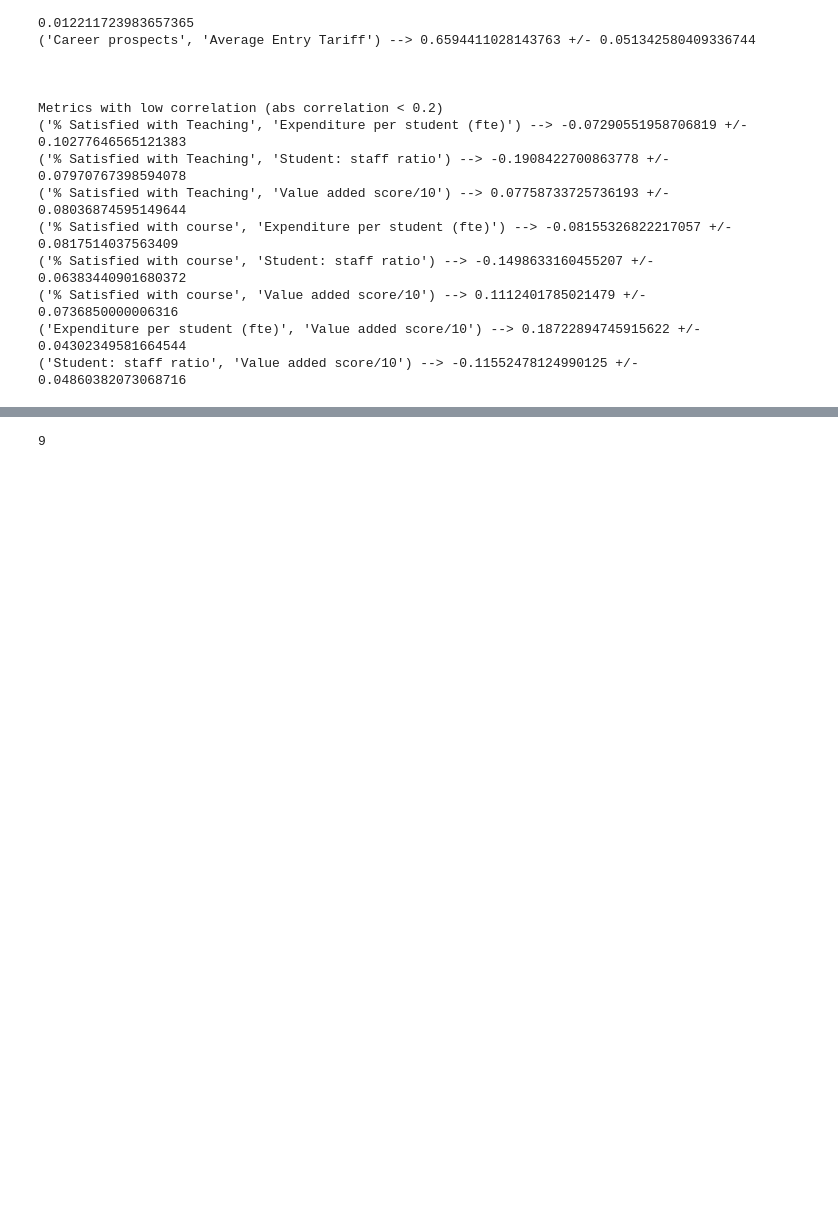
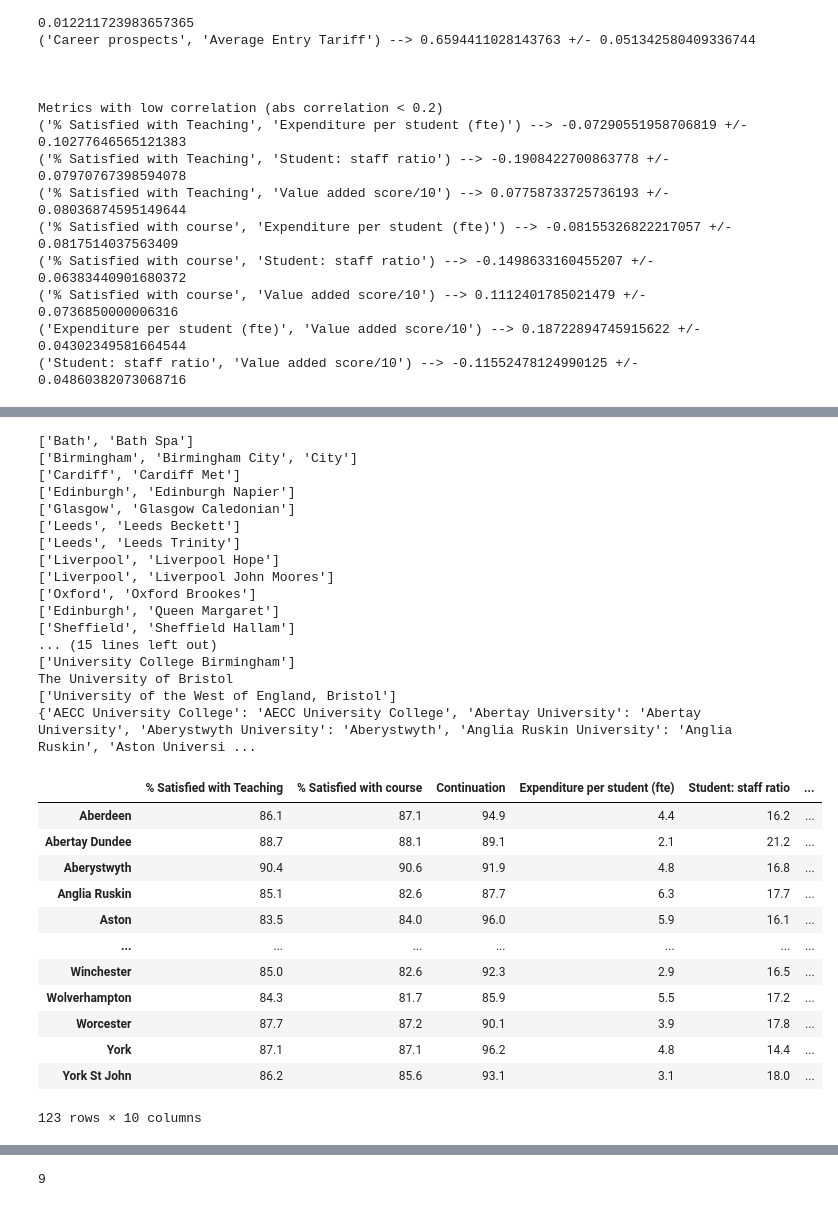
Before and after one commit to ethanhinton/University-League-Tables, a Jupyter notebook: correlation.ipynb, the cells around one changed output, grey strips where cells are left out. Cells and saved outputs as stored; diff of their text form; code cells hidden in the pictures; blank space fills up the shorter version.

```diff
--- a/correlation.ipynb
+++ b/correlation.ipynb
@@ -186,2 +171,57 @@ combined.head()
+# %%
+# Expenditure Academic Services
+
+student_path = '/Users/ethan/OneDrive - University of Surrey/Coursework/Final Year/FYP/Data/HESA/hesa-student-2021.csv'
+student = pd.read_csv(student_path, index_col='HE provider')
+AS17_path = '/Users/ethan/OneDrive - University of Surrey/Coursework/Final Year/FYP/Data/HESA/HESA Academic Services 17.csv'
+AS17 = pd.read_csv(AS17_path, index_col='HE Provider')
+AS18_path = '/Users/ethan/OneDrive - University of Surrey/Coursework/Final Year/FYP/Data/HESA/HESA Academic Services 18.csv'
+AS18 = pd.read_csv(AS18_path, index_col='HE Provider')
+AS17 = AS17.replace(',', '', regex=True).dropna(axis=1).astype(int)
+AS18 = AS18.replace(',', '', regex=True).dropna(axis=1).astype(int)
+AS_total = pd.concat((AS17, AS18))
+AS_total = AS_total.groupby(AS_total.index).mean()
+AS_total.sort_values(by='HE Provider', inplace=True)
+AS_total['Students'] = student['Total'].replace(',','',regex=True).astype(int)
+AS_total.dropna(axis=0, how='any', subset=['Students'], inplace=True)
+AS_total = AS_total.loc[AS_total['Students'] > 500]
+AS_exp_per_student = (AS_total['Total expenditure'] / AS_total['Students']) * 1000
+AS_exp_per_student = AS_exp_per_student.loc[AS_exp_per_student!=0]
+hesa_to_guardian = copy_index(combined, AS_exp_per_student)
+print(hesa_to_guardian)
+AS_exp_per_student = pd.DataFrame(AS_exp_per_student).rename(index=hesa_to_guardian)
+combined["HESA Expenditure/Student"] = AS_exp_per_student[0]
+combined
+# %% [output]
+['Bath', 'Bath Spa']
+['Birmingham', 'Birmingham City', 'City']
+['Cardiff', 'Cardiff Met']
+['Edinburgh', 'Edinburgh Napier']
+['Glasgow', 'Glasgow Caledonian']
+['Leeds', 'Leeds Beckett']
+['Leeds', 'Leeds Trinity']
+['Liverpool', 'Liverpool Hope']
+['Liverpool', 'Liverpool John Moores']
+['Oxford', 'Oxford Brookes']
+['Edinburgh', 'Queen Margaret']
+['Sheffield', 'Sheffield Hallam']
+... (15 lines left out)
+['University College Birmingham']
+The University of Bristol
+['University of the West of England, Bristol']
+{'AECC University College': 'AECC University College', 'Abertay University': 'Abertay University', 'Aberystwyth University': 'Aberystwyth', 'Anglia Ruskin University': 'Anglia Ruskin', 'Aston Universi ...
+|  | % Satisfied with Teaching | % Satisfied with course | Continuation | Expenditure per student (fte) | Student: staff ratio | ... |
+| Aberdeen | 86.1 | 87.1 | 94.9 | 4.4 | 16.2 | ... |
+| Abertay Dundee | 88.7 | 88.1 | 89.1 | 2.1 | 21.2 | ... |
+| Aberystwyth | 90.4 | 90.6 | 91.9 | 4.8 | 16.8 | ... |
+| Anglia Ruskin | 85.1 | 82.6 | 87.7 | 6.3 | 17.7 | ... |
+| Aston | 83.5 | 84.0 | 96.0 | 5.9 | 16.1 | ... |
+| ... | ... | ... | ... | ... | ... | ... |
+| Winchester | 85.0 | 82.6 | 92.3 | 2.9 | 16.5 | ... |
+| Wolverhampton | 84.3 | 81.7 | 85.9 | 5.5 | 17.2 | ... |
+| Worcester | 87.7 | 87.2 | 90.1 | 3.9 | 17.8 | ... |
+| York | 87.1 | 87.1 | 96.2 | 4.8 | 14.4 | ... |
+| York St John | 86.2 | 85.6 | 93.1 | 3.1 | 18.0 | ... |
+123 rows × 10 columns
 # %%
 combined_no_nans = combined.dropna(axis=0,how='any')
```
Also changed, not shown: parts of 8 cells of this notebook, 2 other files.
